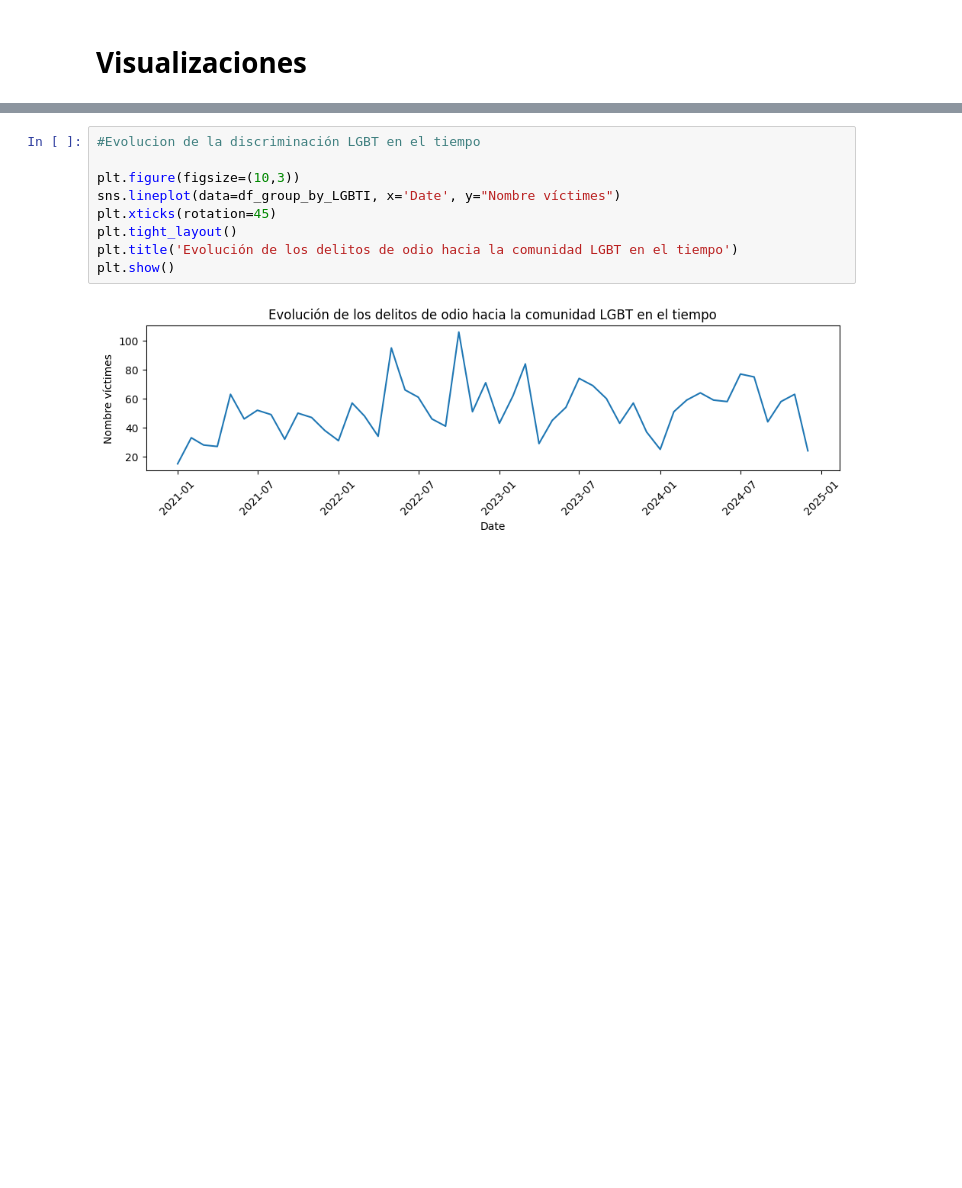
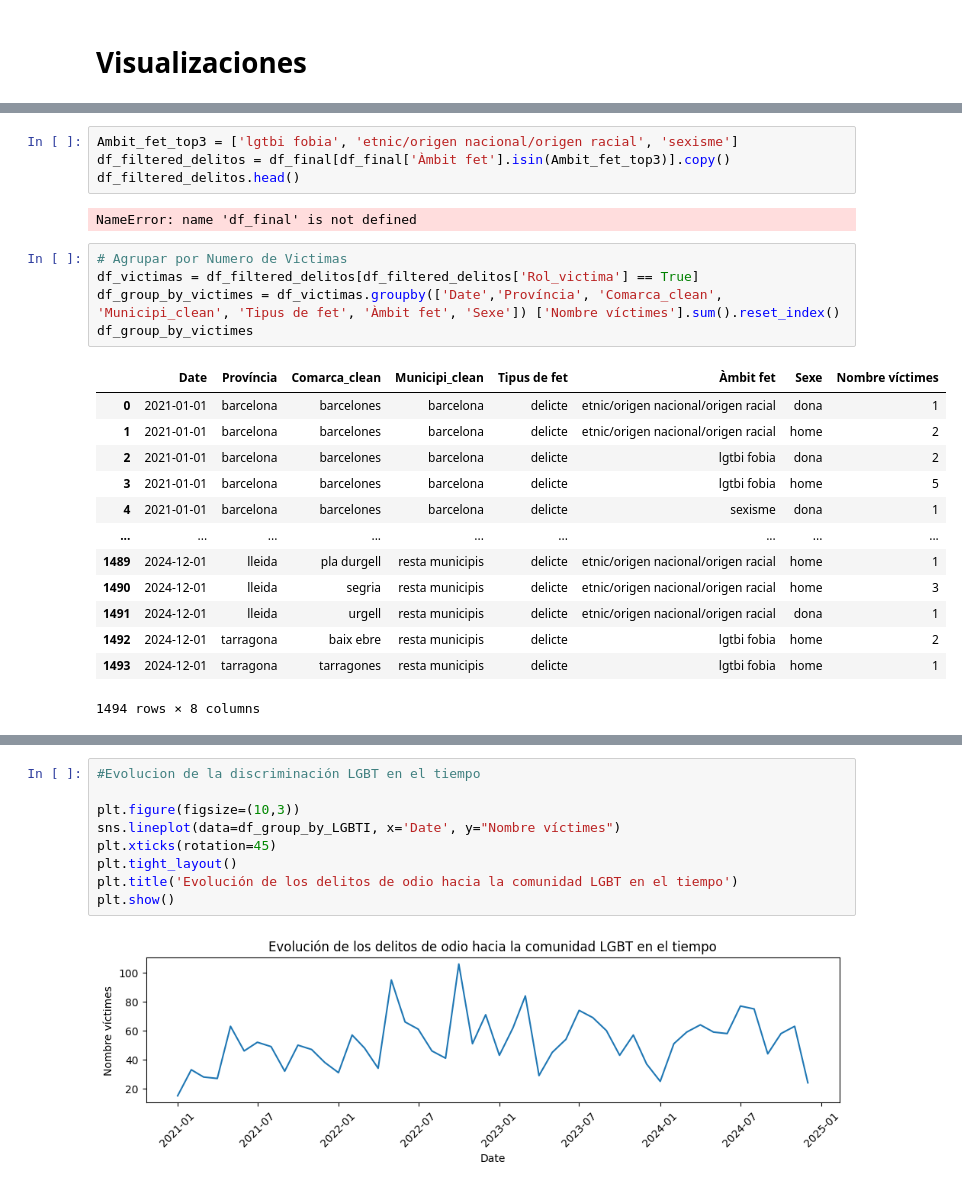
Before and after one commit to EFRdev/hate_crimes, a Jupyter notebook: hate_crimes.ipynb, the cells around one changed output, grey strips where cells are left out. Saved outputs shown, nothing was run; the diff lists cells and outputs as text; blank space fills up the shorter version.

```diff
--- a/hate_crimes.ipynb
+++ b/hate_crimes.ipynb
@@ -486,3 +400,28 @@ df_group_by_LGBTI = df_LGBTI.groupby('Date')['Nombre víctimes'].sum().reset_ind
+# %%
+Ambit_fet_top3 = ['lgtbi fobia', 'etnic/origen nacional/origen racial', 'sexisme']
+df_filtered_delitos = df_final[df_final['Àmbit fet'].isin(Ambit_fet_top3)].copy()
+df_filtered_delitos.head()
+# %% [output]
+NameError: name 'df_final' is not defined
+# %%
+# Agrupar por Numero de Victimas
+df_victimas = df_filtered_delitos[df_filtered_delitos['Rol_victima'] == True]
+df_group_by_victimes = df_victimas.groupby(['Date','Província', 'Comarca_clean', 'Municipi_clean', 'Tipus de fet', 'Àmbit fet', 'Sexe']) ['Nombre víctimes'].sum().reset_index()
+df_group_by_victimes
+# %% [output]
+|  | Date | Província | Comarca_clean | Municipi_clean | Tipus de fet | Àmbit fet | Sexe | Nombre víctimes |
+| 0 | 2021-01-01 | barcelona | barcelones | barcelona | delicte | etnic/origen nacional/origen racial | dona | 1 |
+| 1 | 2021-01-01 | barcelona | barcelones | barcelona | delicte | etnic/origen nacional/origen racial | home | 2 |
+| 2 | 2021-01-01 | barcelona | barcelones | barcelona | delicte | lgtbi fobia | dona | 2 |
+| 3 | 2021-01-01 | barcelona | barcelones | barcelona | delicte | lgtbi fobia | home | 5 |
+| 4 | 2021-01-01 | barcelona | barcelones | barcelona | delicte | sexisme | dona | 1 |
+| ... | ... | ... | ... | ... | ... | ... | ... | ... |
+| 1489 | 2024-12-01 | lleida | pla durgell | resta municipis | delicte | etnic/origen nacional/origen racial | home | 1 |
+| 1490 | 2024-12-01 | lleida | segria | resta municipis | delicte | etnic/origen nacional/origen racial | home | 3 |
+| 1491 | 2024-12-01 | lleida | urgell | resta municipis | delicte | etnic/origen nacional/origen racial | dona | 1 |
+| 1492 | 2024-12-01 | tarragona | baix ebre | resta municipis | delicte | lgtbi fobia | home | 2 |
+| 1493 | 2024-12-01 | tarragona | tarragones | resta municipis | delicte | lgtbi fobia | home | 1 |
+1494 rows × 8 columns
 # %%
 #Vizualización de tipos de odios
 
```
Also changed, not shown: parts of 41 cells of this notebook, 40 other files.
